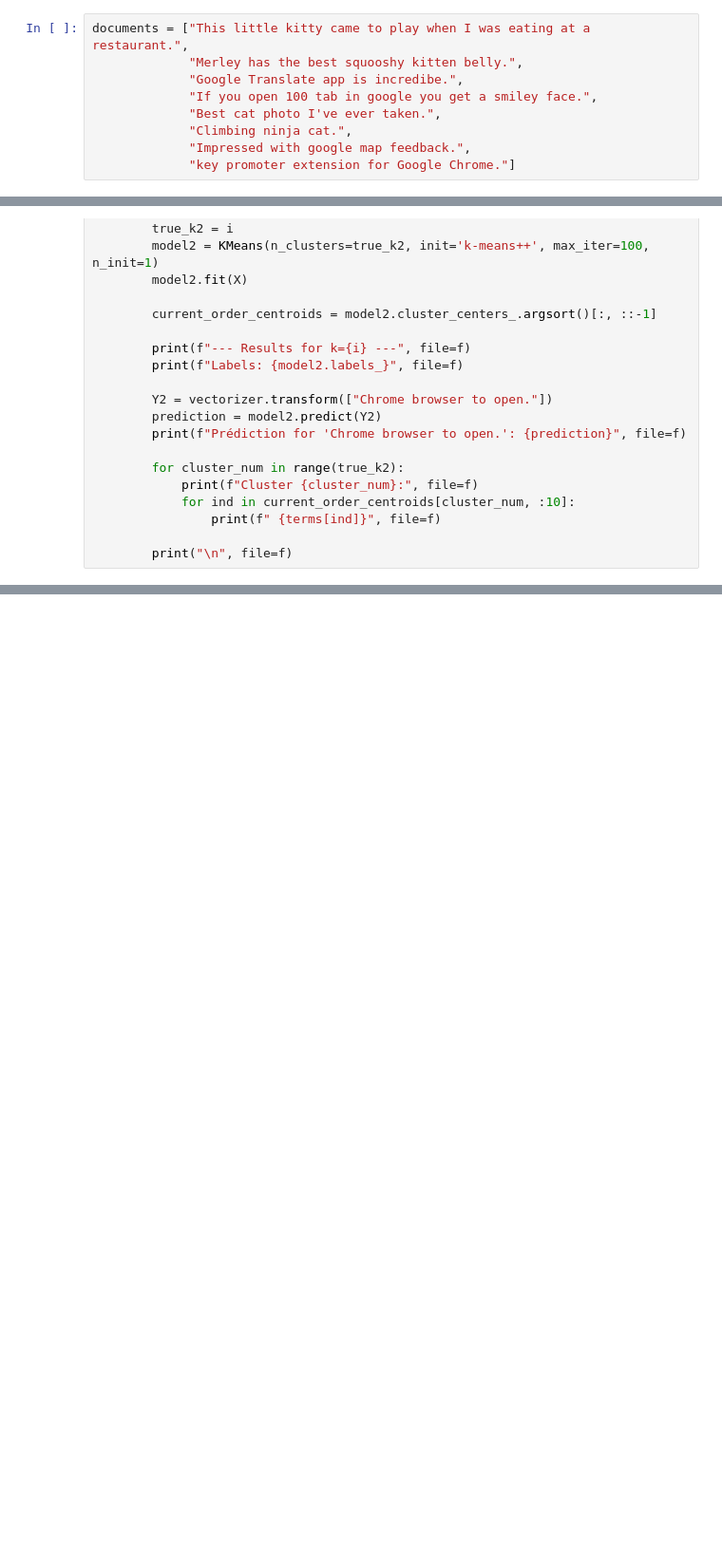
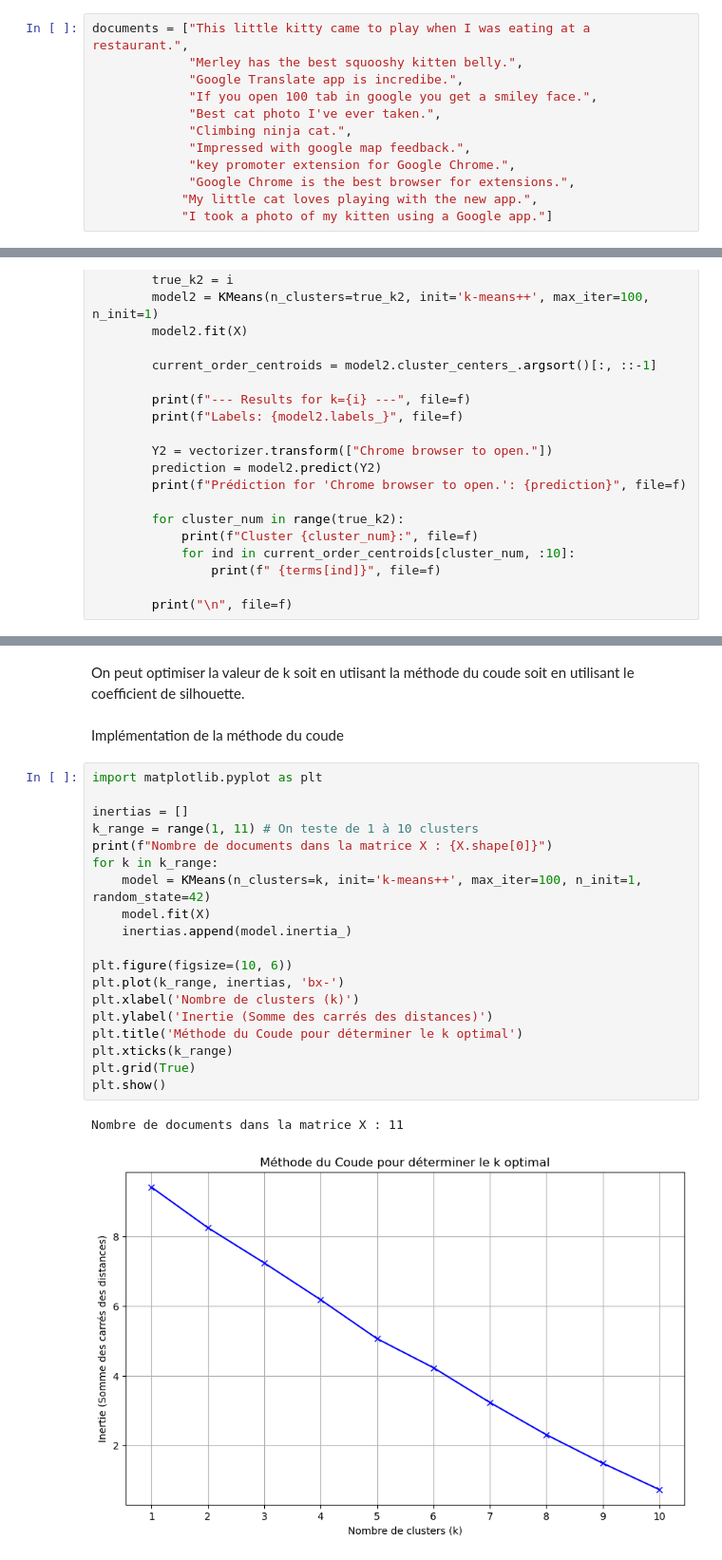
Before and after one commit to mal0101/Text-Mining, a Jupyter notebook: Lab4/main.ipynb, the cells around one changed output, grey strips where cells are left out. Shown at 95% size. Saved outputs shown, nothing was run; the diff lists cells and outputs as text; blank space fills up the shorter version.

```diff
--- a/Lab4/main.ipynb
+++ b/Lab4/main.ipynb
@@ -22,7 +22,10 @@ documents = ["This little kitty came to play when I was eating at a restaurant."
              "Best cat photo I've ever taken.",
              "Climbing ninja cat.",
              "Impressed with google map feedback.",
-             "key promoter extension for Google Chrome."]
+             "key promoter extension for Google Chrome.",
+             "Google Chrome is the best browser for extensions.",
+            "My little cat loves playing with the new app.",
+            "I took a photo of my kitten using a Google app."]
 # %% [markdown]
 Nettoyage de données
 # %%
@@ -184,0 +190,26 @@ with open("output.txt", "w", encoding="utf-8") as f:
+# %% [markdown]
+On peut optimiser la valeur de k soit en utiisant la méthode du coude soit en utilisant le coefficient de silhouette.
+# %% [markdown]
+Implémentation de la méthode du coude
+# %%
+import matplotlib.pyplot as plt
+
+inertias = []
+k_range = range(1, 11) # On teste de 1 à 10 clusters
+print(f"Nombre de documents dans la matrice X : {X.shape[0]}")
+for k in k_range:
+    model = KMeans(n_clusters=k, init='k-means++', max_iter=100, n_init=1, random_state=42)
+    model.fit(X)
+    inertias.append(model.inertia_)
+
+plt.figure(figsize=(10, 6))
+plt.plot(k_range, inertias, 'bx-')
+plt.xlabel('Nombre de clusters (k)')
+plt.ylabel('Inertie (Somme des carrés des distances)')
+plt.title('Méthode du Coude pour déterminer le k optimal')
+plt.xticks(k_range)
+plt.grid(True)
+plt.show()
+# %% [output]
+Nombre de documents dans la matrice X : 11
+[figure, added]
```
Also changed, not shown: parts of 12 cells of this notebook, 1 other file.
